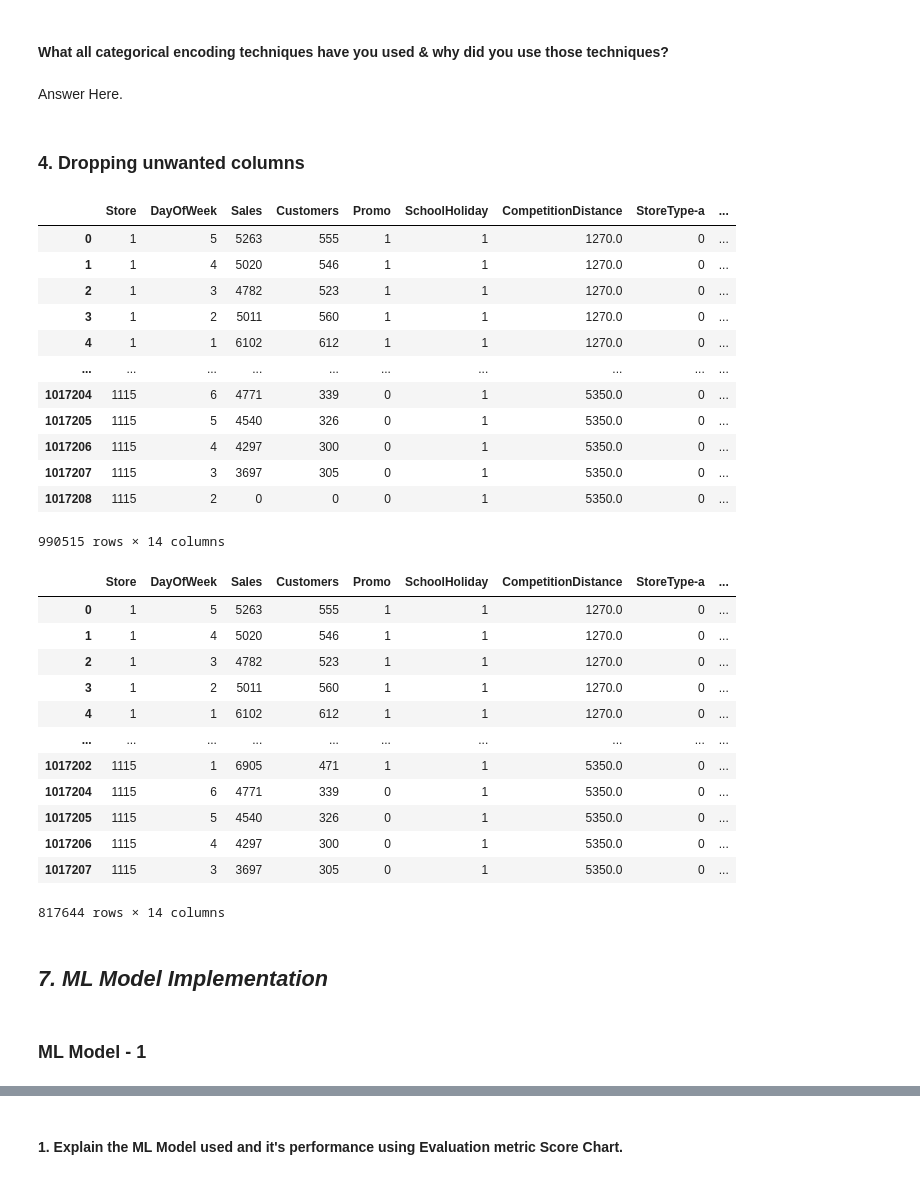
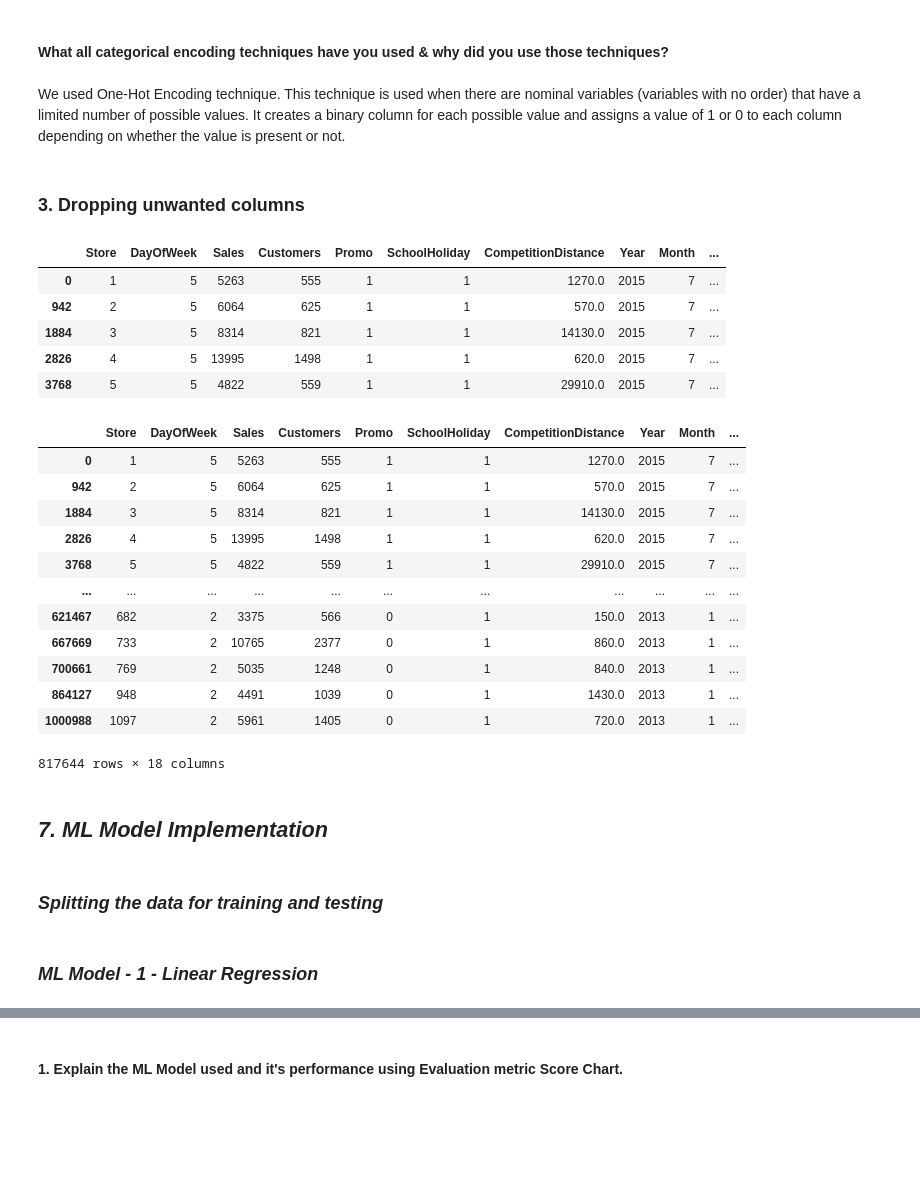
Before and after one commit to mariyammujawar/AirBnb-booking-anlysis, a Jupyter notebook: Retail_Sales_Prediction.ipynb, the cells around one changed output, grey strips where cells are left out. Drawn from its saved outputs; the diff is of its cells as text; code cells hidden in the pictures; blank space fills up the shorter version.

```diff
--- a/Retail_Sales_Prediction.ipynb
+++ b/Retail_Sales_Prediction.ipynb
@@ -849,0 +929,11 @@ Answer Here
+# %%
+# extract year, month, day and week of year from "Date"
+
+Merged_df['Date']=pd.to_datetime(Merged_df['Date'])
+Merged_df['Year'] = Merged_df['Date'].apply(lambda x: x.year)
+Merged_df['Month'] = Merged_df['Date'].apply(lambda x: x.month)
+Merged_df['Day'] = Merged_df['Date'].apply(lambda x: x.day)
+Merged_df['WeekOfYear'] = Merged_df['Date'].apply(lambda x: x.weekofyear)
+# %%
+Merged_df.sort_values(by=['Date','Store'],inplace=True,ascending=[False,True])
+Merged_df.head()
@@ -917,28 +1052,21 @@ Merged_df.shape
 # %% [markdown]
 #### What all categorical encoding techniques have you used & why did you use those techniques?
-# %% [markdown]
-Answer Here.
+# %% [markdown]
+We used One-Hot Encoding technique. This technique is used when there are nominal variables (variables with no order) that have a limited number of possible values. It creates a binary column for each possible value and assigns a value of 1 or 0 to each column depending on whether the value is present or not.
 # %% [markdown]
-### 4. Dropping unwanted columns
+### 3. Dropping unwanted columns
 # %%
 Merged_df.drop(columns=['Open','public holiday','Easter holiday','Christmas holiday','Date',],axis=1,inplace=True)
 Merged_df.drop(columns=['CompetitionOpenSinceMonth','CompetitionOpenSinceYear','Promo2','Promo2SinceWeek','Promo2SinceYear'],axis=1,inplace=True)
 # %%
-Merged_df
+Merged_df.head()
 # %% [output]
-|  | Store | DayOfWeek | Sales | Customers | Promo | SchoolHoliday | CompetitionDistance | StoreType-a | ... |
-| 0 | 1 | 5 | 5263 | 555 | 1 | 1 | 1270.0 | 0 | ... |
-| 1 | 1 | 4 | 5020 | 546 | 1 | 1 | 1270.0 | 0 | ... |
-| 2 | 1 | 3 | 4782 | 523 | 1 | 1 | 1270.0 | 0 | ... |
-| 3 | 1 | 2 | 5011 | 560 | 1 | 1 | 1270.0 | 0 | ... |
-| 4 | 1 | 1 | 6102 | 612 | 1 | 1 | 1270.0 | 0 | ... |
-| ... | ... | ... | ... | ... | ... | ... | ... | ... | ... |
-| 1017204 | 1115 | 6 | 4771 | 339 | 0 | 1 | 5350.0 | 0 | ... |
-| 1017205 | 1115 | 5 | 4540 | 326 | 0 | 1 | 5350.0 | 0 | ... |
-| 1017206 | 1115 | 4 | 4297 | 300 | 0 | 1 | 5350.0 | 0 | ... |
-| 1017207 | 1115 | 3 | 3697 | 305 | 0 | 1 | 5350.0 | 0 | ... |
-| 1017208 | 1115 | 2 | 0 | 0 | 0 | 1 | 5350.0 | 0 | ... |
+|  | Store | DayOfWeek | Sales | Customers | Promo | SchoolHoliday | CompetitionDistance | Year | Month | ... |
+| 0 | 1 | 5 | 5263 | 555 | 1 | 1 | 1270.0 | 2015 | 7 | ... |
+| 942 | 2 | 5 | 6064 | 625 | 1 | 1 | 570.0 | 2015 | 7 | ... |
+| 1884 | 3 | 5 | 8314 | 821 | 1 | 1 | 14130.0 | 2015 | 7 | ... |
+| 2826 | 4 | 5 | 13995 | 1498 | 1 | 1 | 620.0 | 2015 | 7 | ... |
+| 3768 | 5 | 5 | 4822 | 559 | 1 | 1 | 29910.0 | 2015 | 7 | ... |
-990515 rows × 14 columns
 # %%
 # Removed all the 0 values in sales as it may affect the model
 Merged_df = Merged_df[Merged_df['Sales']>0]
@@ -946,18 +1074,20 @@ Merged_df = Merged_df[Merged_df['Sales']>0]
 # Final Dataset For model implementation
 Merged_df
 # %% [output]
-|  | Store | DayOfWeek | Sales | Customers | Promo | SchoolHoliday | CompetitionDistance | StoreType-a | ... |
-| 0 | 1 | 5 | 5263 | 555 | 1 | 1 | 1270.0 | 0 | ... |
-| 1 | 1 | 4 | 5020 | 546 | 1 | 1 | 1270.0 | 0 | ... |
-| 2 | 1 | 3 | 4782 | 523 | 1 | 1 | 1270.0 | 0 | ... |
-| 3 | 1 | 2 | 5011 | 560 | 1 | 1 | 1270.0 | 0 | ... |
-| 4 | 1 | 1 | 6102 | 612 | 1 | 1 | 1270.0 | 0 | ... |
-| ... | ... | ... | ... | ... | ... | ... | ... | ... | ... |
-| 1017202 | 1115 | 1 | 6905 | 471 | 1 | 1 | 5350.0 | 0 | ... |
-| 1017204 | 1115 | 6 | 4771 | 339 | 0 | 1 | 5350.0 | 0 | ... |
-| 1017205 | 1115 | 5 | 4540 | 326 | 0 | 1 | 5350.0 | 0 | ... |
-| 1017206 | 1115 | 4 | 4297 | 300 | 0 | 1 | 5350.0 | 0 | ... |
-| 1017207 | 1115 | 3 | 3697 | 305 | 0 | 1 | 5350.0 | 0 | ... |
+|  | Store | DayOfWeek | Sales | Customers | Promo | SchoolHoliday | CompetitionDistance | Year | Month | ... |
+| 0 | 1 | 5 | 5263 | 555 | 1 | 1 | 1270.0 | 2015 | 7 | ... |
+| 942 | 2 | 5 | 6064 | 625 | 1 | 1 | 570.0 | 2015 | 7 | ... |
+| 1884 | 3 | 5 | 8314 | 821 | 1 | 1 | 14130.0 | 2015 | 7 | ... |
+| 2826 | 4 | 5 | 13995 | 1498 | 1 | 1 | 620.0 | 2015 | 7 | ... |
+| 3768 | 5 | 5 | 4822 | 559 | 1 | 1 | 29910.0 | 2015 | 7 | ... |
+| ... | ... | ... | ... | ... | ... | ... | ... | ... | ... | ... |
+| 621467 | 682 | 2 | 3375 | 566 | 0 | 1 | 150.0 | 2013 | 1 | ... |
+| 667669 | 733 | 2 | 10765 | 2377 | 0 | 1 | 860.0 | 2013 | 1 | ... |
+| 700661 | 769 | 2 | 5035 | 1248 | 0 | 1 | 840.0 | 2013 | 1 | ... |
+| 864127 | 948 | 2 | 4491 | 1039 | 0 | 1 | 1430.0 | 2013 | 1 | ... |
+| 1000988 | 1097 | 2 | 5961 | 1405 | 0 | 1 | 720.0 | 2013 | 1 | ... |
-817644 rows × 14 columns
+817644 rows × 18 columns
 # %% [markdown]
 ## ***7. ML Model Implementation***
+# %% [markdown]
+### *Splitting the data for training and testing*
@@ -964,4 +1109,4 @@ Merged_df
 # %% [markdown]
-### ML Model - 1
+### ***ML Model - 1 - Linear Regression***
 # %%
 # ML Model - 1 Implementation
```
Also changed, not shown: parts of 277 cells of this notebook.
